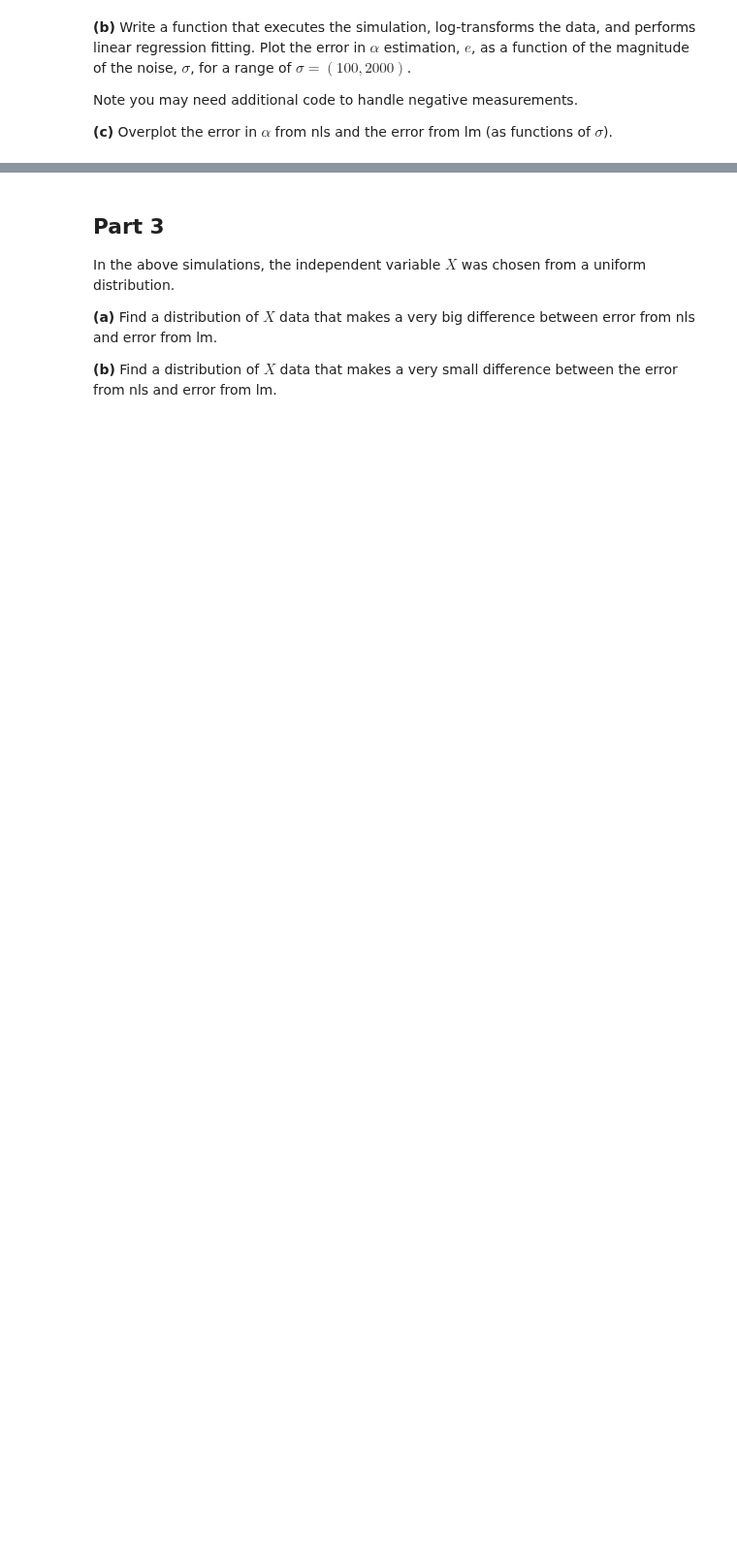
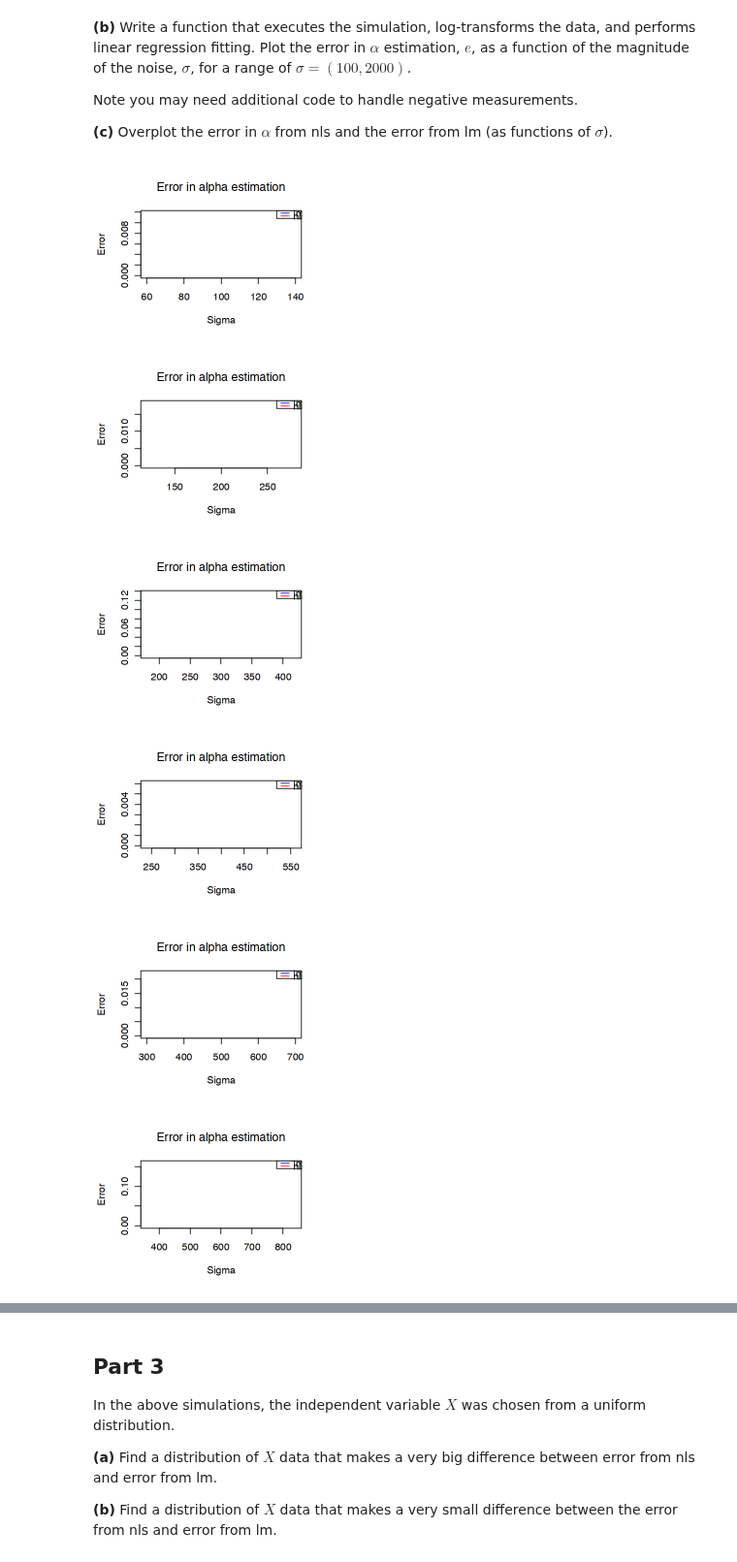
Before and after one commit to allardjun/Math227C, a Jupyter notebook: ProblemSets_PartII/Math227C20Sp_P07_PowerLaws.ipynb, the cells around one changed output, grey strips where cells are left out. Shown at 97% size. Saved outputs shown, nothing was run; the diff lists cells and outputs as text; code cells hidden in the pictures; blank space fills up the shorter version.

```diff
--- a/ProblemSets_PartII/Math227C20Sp_P07_PowerLaws.ipynb
+++ b/ProblemSets_PartII/Math227C20Sp_P07_PowerLaws.ipynb
@@ -47,6 +82,73 @@ __(a)__ Transform the simulated data to $lY = \mathrm{log}(y)$ and $lX = \mathrm
+# %%
+# Transform the simulated data to logarithmic scale
+lY <- log(MitoSize)
+lX <- log(CellSize)
+
+# Perform linear regression using lm
+fit_lm <- lm(lY ~ lX)
+
+# Get the estimated value of alpha
+estimated_alpha_lm <- coef(fit_lm)[2]
 # %% [markdown]
 __(b)__ Write a function that executes the simulation, log-transforms the data, and performs linear regression fitting. Plot the error in $\alpha$ estimation, $e$, as a function of the magnitude of the noise, $\sigma$, for a range of $\sigma=(100,2000)$.
 
 Note you may need additional code to handle negative measurements.
 
 __(c)__ Overplot the error in $\alpha$ from nls and the error from lm (as functions of $\sigma$).
+# %%
+# Function to execute simulation, log-transform the data, and perform linear regression fitting
+simulate_log_transform_fit <- function(alpha, Y0, sigma, N) {
+  # Simulate power-law data
+  CellSize <- runif(N, 3, 10) # independent variable
+  eps <- rnorm(N, 0, sigma) # residuals
+  MitoSize <- Y0 * CellSize^alpha + eps
+
+  # Handle negative measurements
+  if (any(MitoSize < 0)) {
+    MitoSize <- MitoSize + abs(min(MitoSize))
+  }
+
+  # Log-transform the data
+  lY <- log(MitoSize)
+  lX <- log(CellSize)
+
+  # Perform linear regression using lm
+  fit_lm <- lm(lY ~ lX)
+
+  # Get the estimated value of alpha from lm
+  estimated_alpha_lm <- coef(fit_lm)[2]
+
+  # Estimate parameter alpha using nls
+  fit_nls <- nls(MitoSize ~ Y0 * CellSize^alpha, start = list(alpha = 5), data = data.frame(MitoSize, CellSize))
+
+  # Get the estimated value of alpha from nls
+  estimated_alpha_nls <- coef(fit_nls)["alpha"]
+
+  # Calculate the errors
+  error_lm <- abs(estimated_alpha_lm - alpha)
+  error_nls <- abs(estimated_alpha_nls - alpha)
+
+  # Plot the errors as a function of sigma
+  plot(sigma, error_lm, type = "l", xlab = "Sigma", ylab = "Error", ylim = c(0, max(error_lm, error_nls)), col = "blue", main = "Error in alpha estimation")
+  lines(sigma, error_nls, type = "l", col = "red")
+  legend("topright", legend = c("lm", "nls"), col = c("blue", "red"), lty = 1)
+}
+
+# Define the true model parameters
+alpha <- 2.3
+Y0 <- 100
+
+# Define the range of sigma values
+sigma_range <- seq(100, 2000, by = 100)
+
+# Execute the simulation, log-transform the data, and perform linear regression fitting for each sigma value
+for (sigma in sigma_range) {
+  simulate_log_transform_fit(alpha, Y0, sigma, N = 30)
+}
+# %% [output]
+[figure, added]
+[figure, added]
+[figure, added]
+[figure, added]
+[figure, added]
+[figure, added]
```
Also changed, not shown: parts of 7 cells of this notebook, 2 other files.
